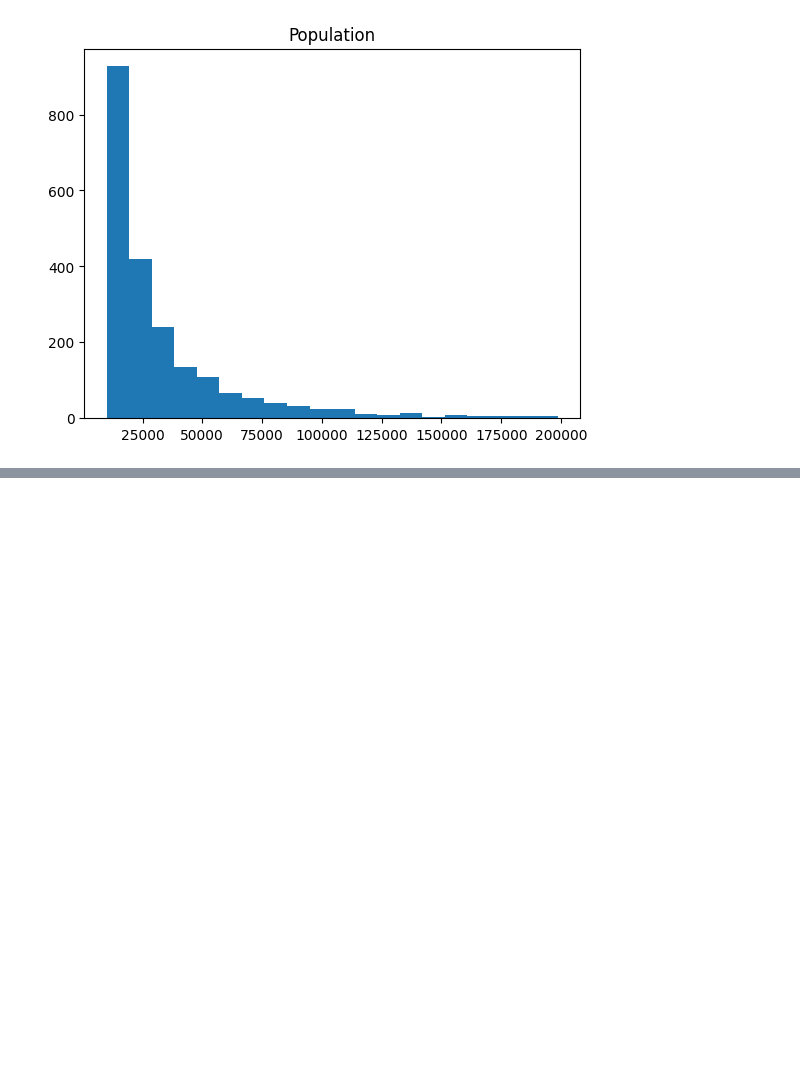
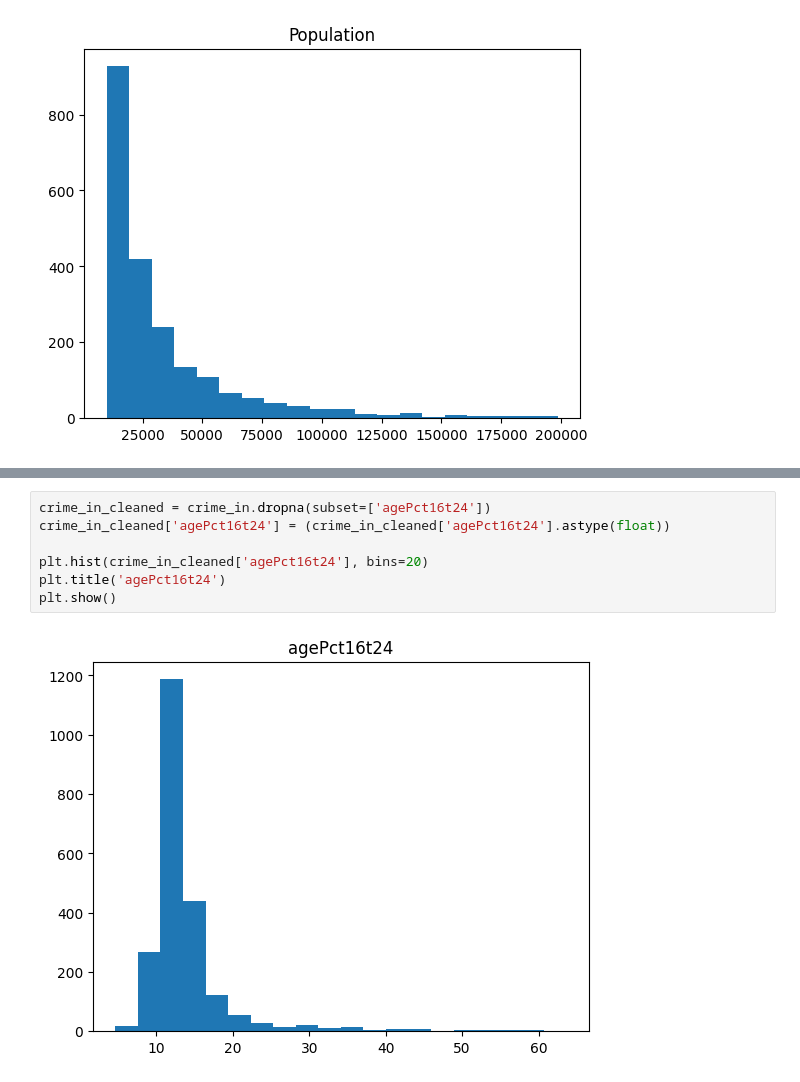
Before and after one commit to FrancoA325/PredictiveG24, a Jupyter notebook: Exploration.ipynb, the cells around one changed output, grey strips where cells are left out. Saved outputs shown, nothing was run; the diff lists cells and outputs as text; blank space fills up the shorter version.

```diff
--- a/Exploration.ipynb
+++ b/Exploration.ipynb
@@ -204,0 +214,9 @@ plt.show()
+# %%
+crime_in_cleaned = crime_in.dropna(subset=['agePct16t24'])
+crime_in_cleaned['agePct16t24'] = (crime_in_cleaned['agePct16t24'].astype(float))
+
+plt.hist(crime_in_cleaned['agePct16t24'], bins=20)
+plt.title('agePct16t24')
+plt.show()
+# %% [output]
+[figure, added]
```
Also changed, not shown: parts of 9 cells of this notebook, 1 other file.
